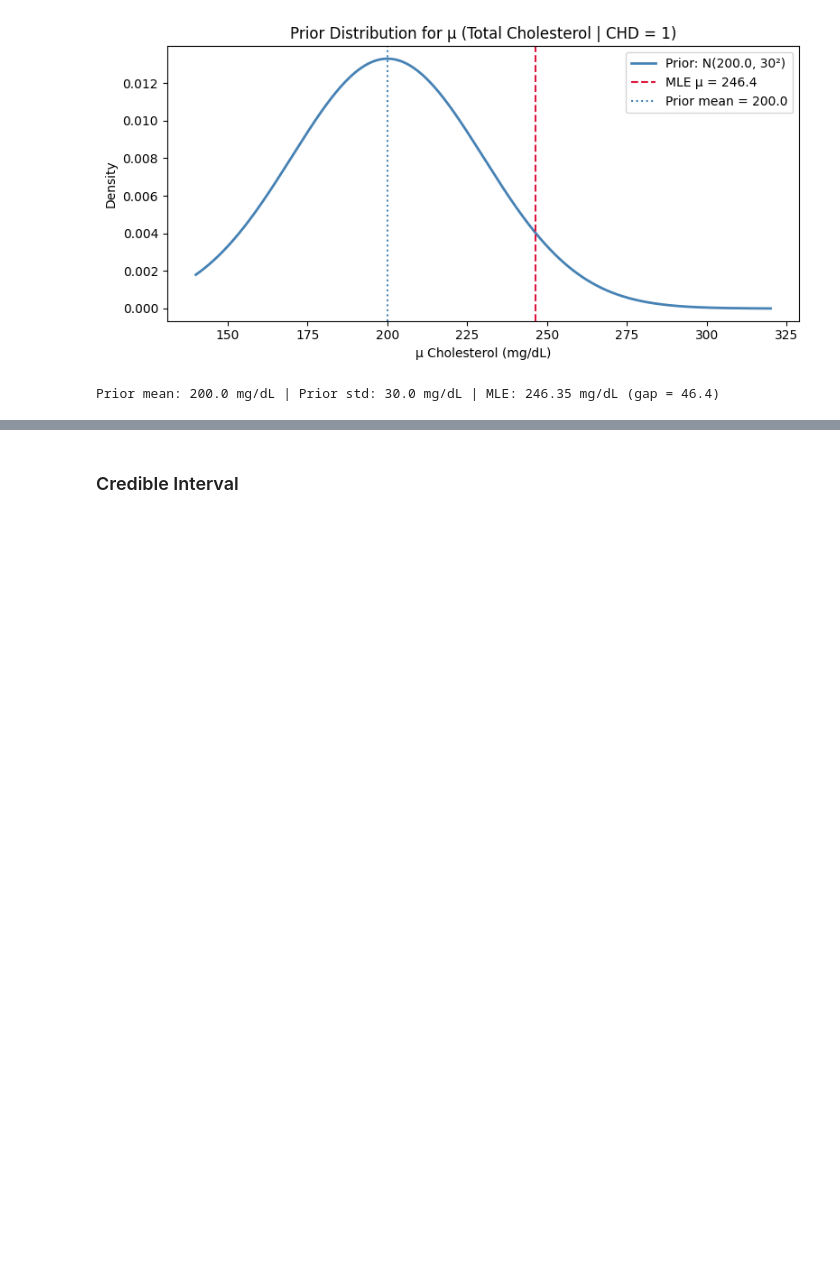
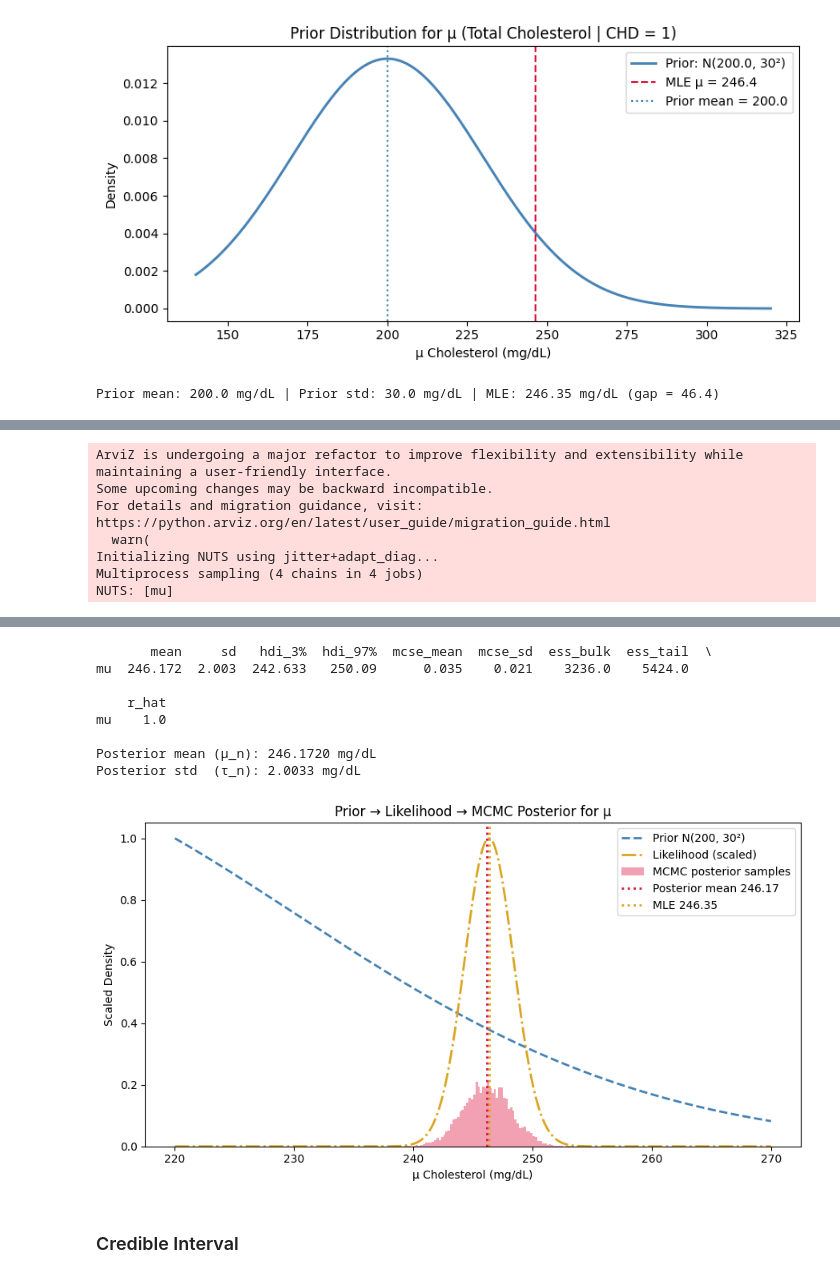
Before and after one commit to stefanregalia/Inf-Pred-Project, a Jupyter notebook: pipeline.ipynb, the cells around one changed output, grey strips where cells are left out. Drawn from its saved outputs; the diff is of its cells as text; code cells hidden in the pictures; blank space fills up the shorter version.

```diff
--- a/pipeline.ipynb
+++ b/pipeline.ipynb
@@ -343,0 +299,49 @@ Prior weight: 0.46%  |  Data weight: 99.54%
+# %%
+import pymc as pm
+import arviz as az
+
+with pm.Model() as cholesterol_model:
+    # Prior: same as before
+    mu = pm.Normal('mu', mu=mu_0, sigma=tau_0)
+
+    # Likelihood: sigma fixed at MLE
+    obs = pm.Normal('obs', mu=mu, sigma=sigma, observed=chol_chd.values)
+
+    # MCMC sampling
+    trace = pm.sample(2000, tune=1000, chains=4, random_seed=42, progressbar=True)
+
+# Summary
+print(az.summary(trace, var_names=['mu']))
+
+# Extract samples for downstream use
+mcmc_samples = trace.posterior['mu'].values.flatten()
+mu_n  = mcmc_samples.mean()
+tau_n = mcmc_samples.std()
+
+print(f"\nPosterior mean (μ_n): {mu_n:.4f} mg/dL")
+print(f"Posterior std  (τ_n): {tau_n:.4f} mg/dL")
+
+# Overlay plot
+mu_range = np.linspace(220, 270, 1000)
+prior    = norm.pdf(mu_range, mu_0, tau_0)
+log_lik  = np.array([np.sum(norm.logpdf(chol_chd, mu, sigma)) for mu in mu_range])
+log_lik -= log_lik.max()
+lik_sc   = np.exp(log_lik) / np.exp(log_lik).max()
+
+fig, ax = plt.subplots(figsize=(9, 5))
+ax.plot(mu_range, prior/prior.max(), color='steelblue', lw=2, linestyle='--', label=f'Prior N({int(mu_0)}, {int(tau_0)}²)')
+ax.plot(mu_range, lik_sc,            color='goldenrod', lw=2, linestyle='-.', label='Likelihood (scaled)')
+ax.hist(mcmc_samples, bins=80, density=True, color='crimson', alpha=0.4, label='MCMC posterior samples')
+ax.axvline(mu_n,   color='crimson',   linestyle=':', lw=2, label=f'Posterior mean {mu_n:.2f}')
+ax.axvline(mu_mle, color='goldenrod', linestyle=':', lw=2, label=f'MLE {mu_mle:.2f}')
+ax.set_title('Prior → Likelihood → MCMC Posterior for μ')
+ax.set_xlabel('μ Cholesterol (mg/dL)'); ax.set_ylabel('Scaled Density')
+ax.legend(); plt.tight_layout(); plt.show()
+# %% [output]
+ArviZ is undergoing a major refactor to improve flexibility and extensibility while maintaining a user-friendly interface.
+Some upcoming changes may be backward incompatible.
+For details and migration guidance, visit: https://python.arviz.org/en/latest/user_guide/migration_guide.html
+  warn(
+Initializing NUTS using jitter+adapt_diag...
+Multiprocess sampling (4 chains in 4 jobs)
+NUTS: [mu]
@@ -344,3 +351,12 @@ Prior weight: 0.46%  |  Data weight: 99.54%
+       mean     sd   hdi_3%  hdi_97%  mcse_mean  mcse_sd  ess_bulk  ess_tail  \
+mu  246.172  2.003  242.633   250.09      0.035    0.021    3236.0    5424.0
+
+    r_hat
+mu    1.0
+
+Posterior mean (μ_n): 246.1720 mg/dL
+Posterior std  (τ_n): 2.0033 mg/dL
+[figure, added]
 # %% [markdown]
 ### Credible Interval
 # %%
```
Also changed, not shown: parts of 19 cells of this notebook.
